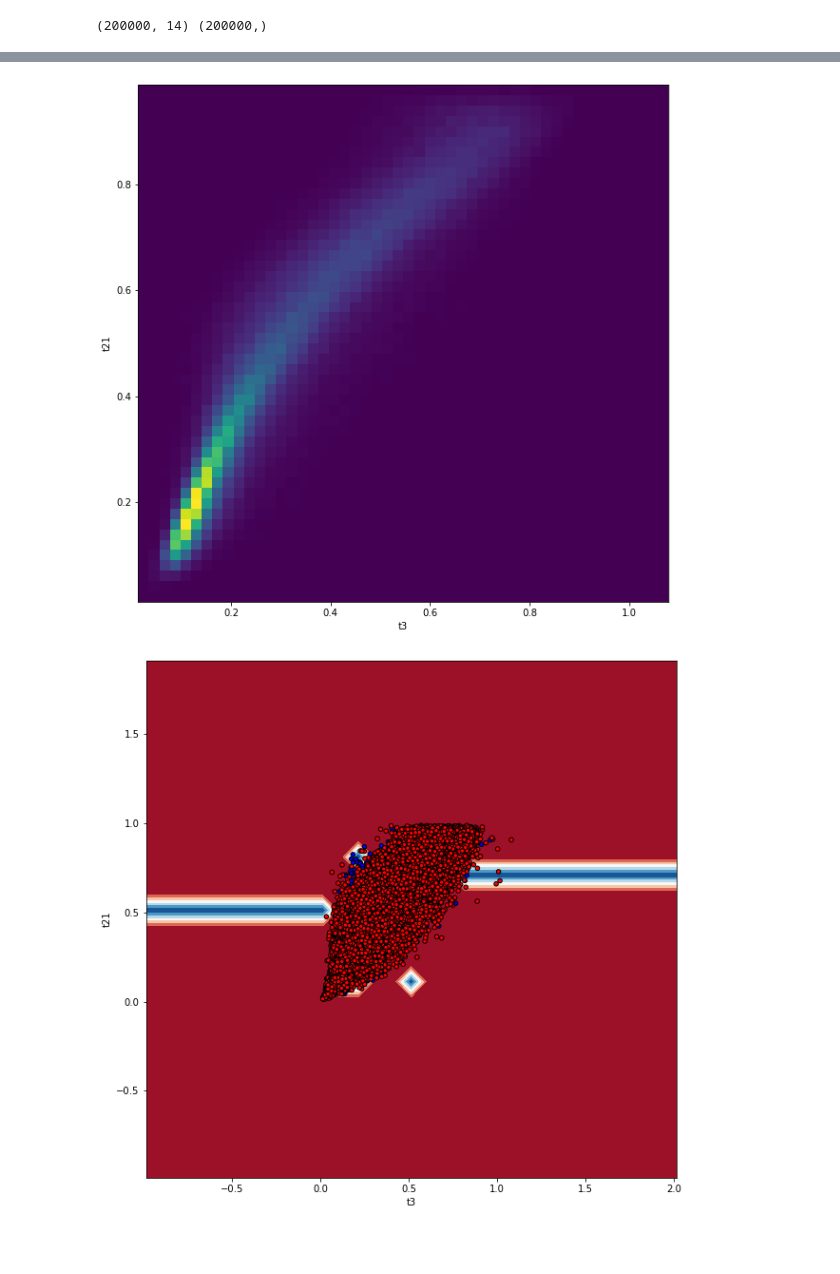
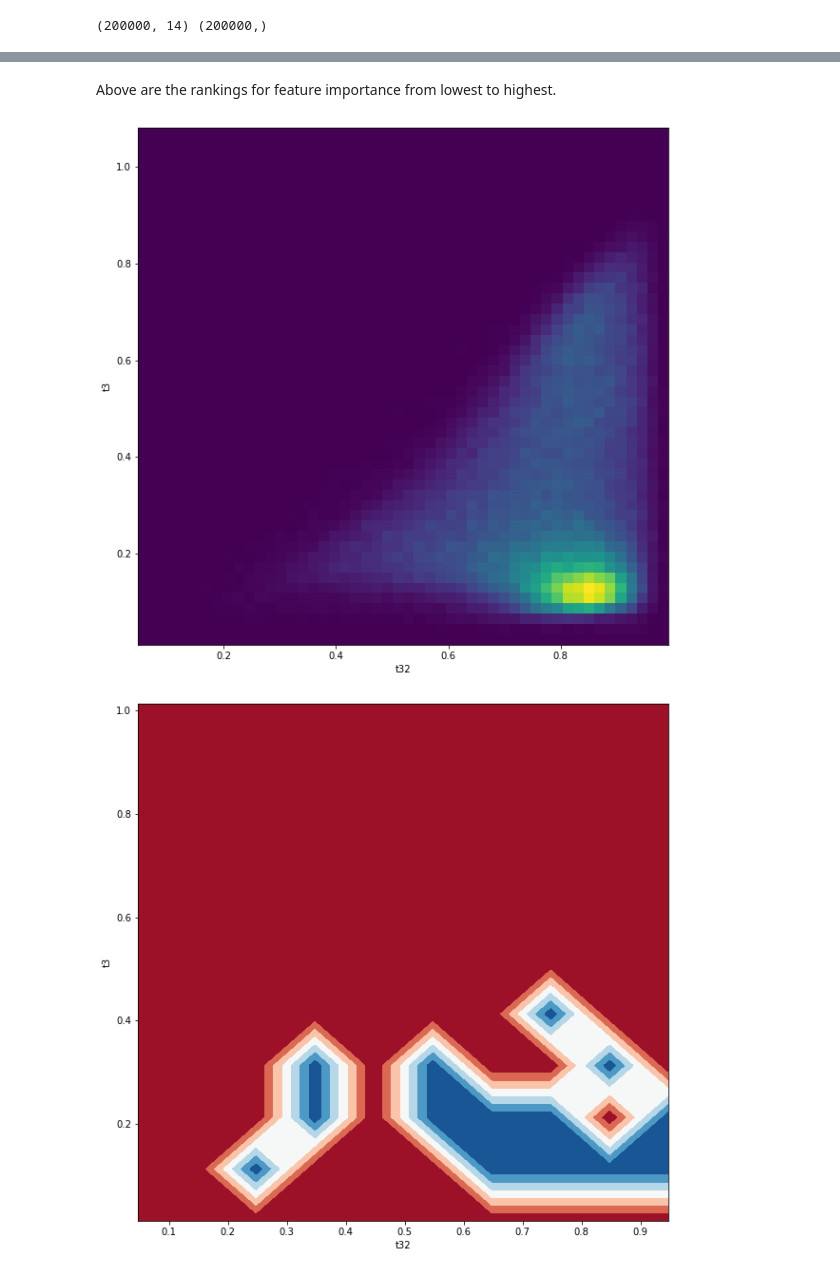
Before and after one commit to bvshih/PHYS434, a Jupyter notebook: Lab7/Lab7.ipynb, the cells around one changed output, grey strips where cells are left out. Cells and saved outputs as stored; diff of their text form; code cells hidden in the pictures; blank space fills up the shorter version.

```diff
--- a/Lab7/Lab7.ipynb
+++ b/Lab7/Lab7.ipynb
@@ -337,54 +366,49 @@ t32: 0.241
+# %% [markdown]
+Above are the rankings for feature importance from lowest to highest.
 # %%
 X = pd.concat([higgs, qcd], ignore_index = True)
 Y = np.hstack((np.ones(len(higgs)), np.zeros(len(qcd))))
 
 fig, ax = plt.subplots(figsize = (10,10))
-ax.hist2d(X['t3'], X['t21'], bins = 50)
-ax.set_xlabel('t3')
-ax.set_ylabel('t21')
+ax.hist2d(X['t32'], X['t3'], bins = 50)
+ax.set_xlabel('t32')
+ax.set_ylabel('t3')
 plt.show()
 # %% [output]
-[figure, old version]
+[figure, new version]
 # %%
 from matplotlib.colors import ListedColormap
 
-X = pd.concat([higgs.loc[:, ['t3', 't21']], qcd.loc[:,['t3', 't21']]]).to_numpy()
+X = pd.concat([higgs.loc[:, ['t32', 't3']], qcd.loc[:,['t32', 't3']]]).to_numpy()
 Y = np.hstack((np.ones(len(higgs)), np.zeros(len(qcd))))
 
 cmap = plt.cm.RdBu
 
 clf2 = RandomForestClassifier(n_estimators = 10)
 clf2 = clf2.fit(X,Y)
 
 #take bounds
-xmin, xmax = X[:, 0].min()-1, X[:, 0].max()+1
-ymin, ymax = X[:, 1].min()-1, X[:, 1].max()+1
+xmin, xmax = X[:, 0].min(), X[:, 0].max()
+ymin, ymax = X[:, 1].min(), X[:, 1].max()
 
 xgrid = np.arange(xmin, xmax, 0.1)
 ygrid = np.arange(ymin, ymax, 0.1)
 
 xx, yy = np.meshgrid(xgrid, ygrid)
 
 # make predictions for the grid
 Z = clf2.predict(np.c_[xx.ravel(), yy.ravel()])
 # reshape the predictions back into a grid
 zz = Z.reshape(xx.shape)
 
 # plot the grid of x, y and z values as a surface
 fig, ax = plt.subplots(figsize = (10,10))
 ax.contourf(xx, yy, zz, cmap = cmap)
-ax.scatter(
-            X[:, 0],
-            X[:, 1],
-            c=Y,
-            cmap=ListedColormap(["r", "b"]),
-            edgecolor="k",
-            s=20,
-        )
+#ax.scatter(X[:, 0],X[:, 1],c=Y,cmap=ListedColormap(["r", "b"]),edgecolor="k",s=20,alpha=.7)
 
-ax.set_xlabel('t3')
-ax.set_ylabel('t21')
+ax.set_xlabel('t32')
+ax.set_ylabel('t3')
 plt.show()
 # %% [output]
-[figure, old version]
+[figure, new version]
 # %% [markdown]
```
Also changed, not shown: parts of 16 cells of this notebook, 2 other files.
